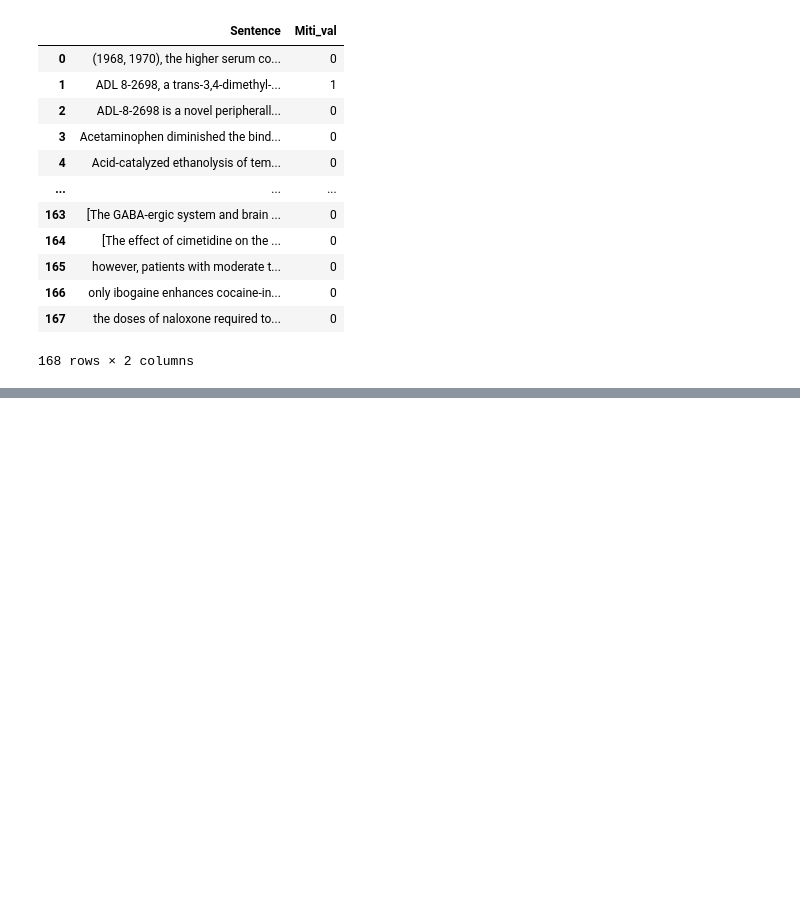
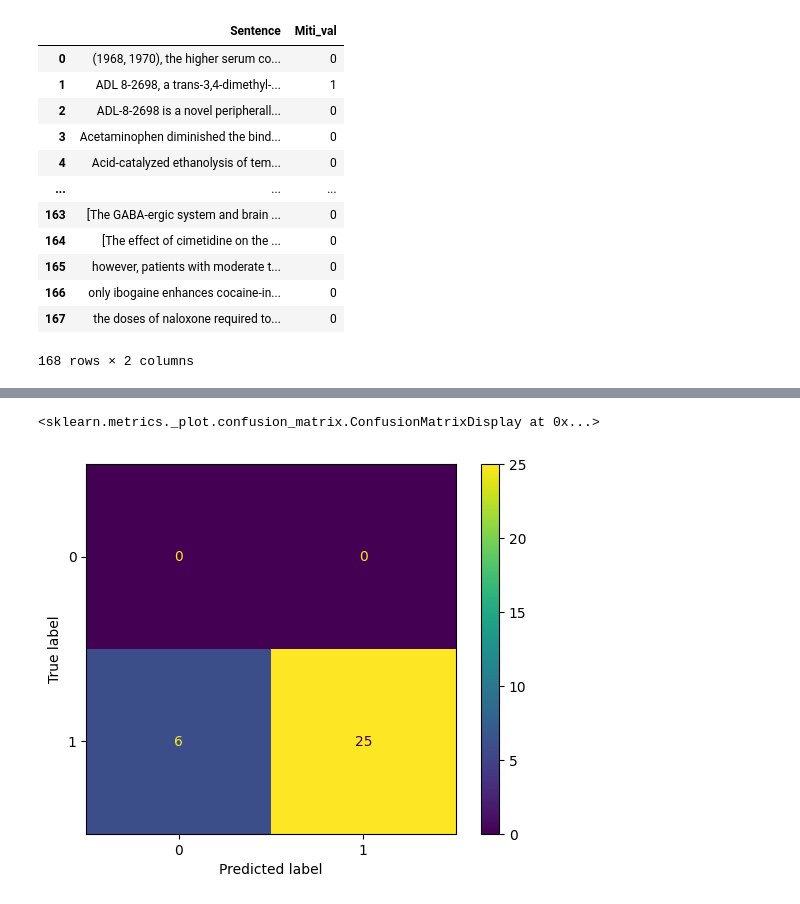
Before and after one commit to weiruhan/Medline-corpus, a Jupyter notebook: mitigation.ipynb, the cells around one changed output, grey strips where cells are left out. Cells and saved outputs as stored; diff of their text form; code cells hidden in the pictures; blank space fills up the shorter version.

Commit message:
Add llm prediction results

```diff
--- a/mitigation.ipynb
+++ b/mitigation.ipynb
@@ -85,0 +88,3 @@ with open("Mitigation_results.txt","w") as output_file:
+# %%
+miti_pred = pd.read_excel("GPT-pred.xlsx")
+miti_pred
@@ -85,0 +109,16 @@ with open("Mitigation_results.txt","w") as output_file:
+# %%
+import matplotlib.pyplot as plt
+from sklearn import metrics
+
+actual = miti_pred.Miti_val
+predicted = miti_pred.prediction
+
+confusion_matrix = metrics.confusion_matrix(actual, predicted)
+
+cm_display = metrics.ConfusionMatrixDisplay(confusion_matrix = confusion_matrix, display_labels = [0, 1])
+
+cm_display.plot()
+plt.show()
+# %% [output]
+<sklearn.metrics._plot.confusion_matrix.ConfusionMatrixDisplay at 0x...>
+[figure, added]
```
Also changed, not shown: parts of 2 cells of this notebook, 3 other files.
